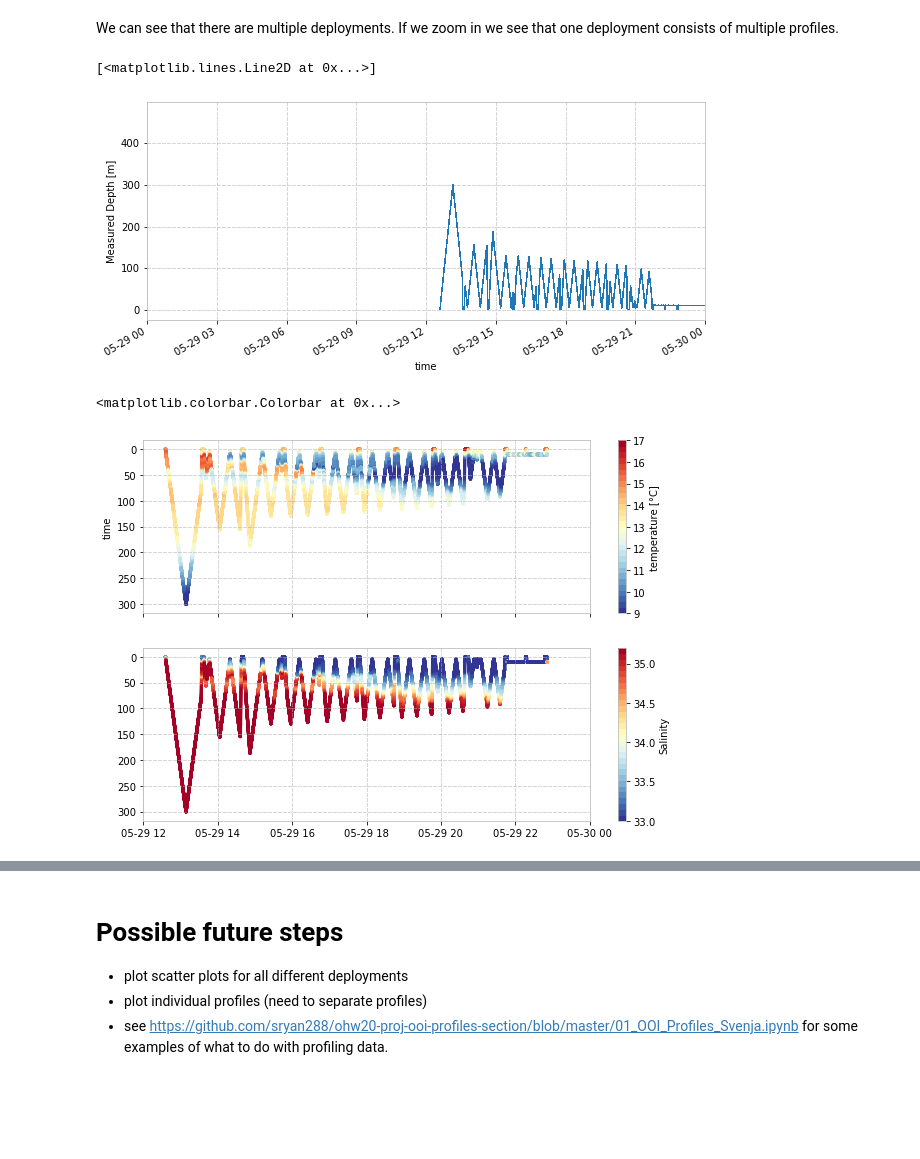
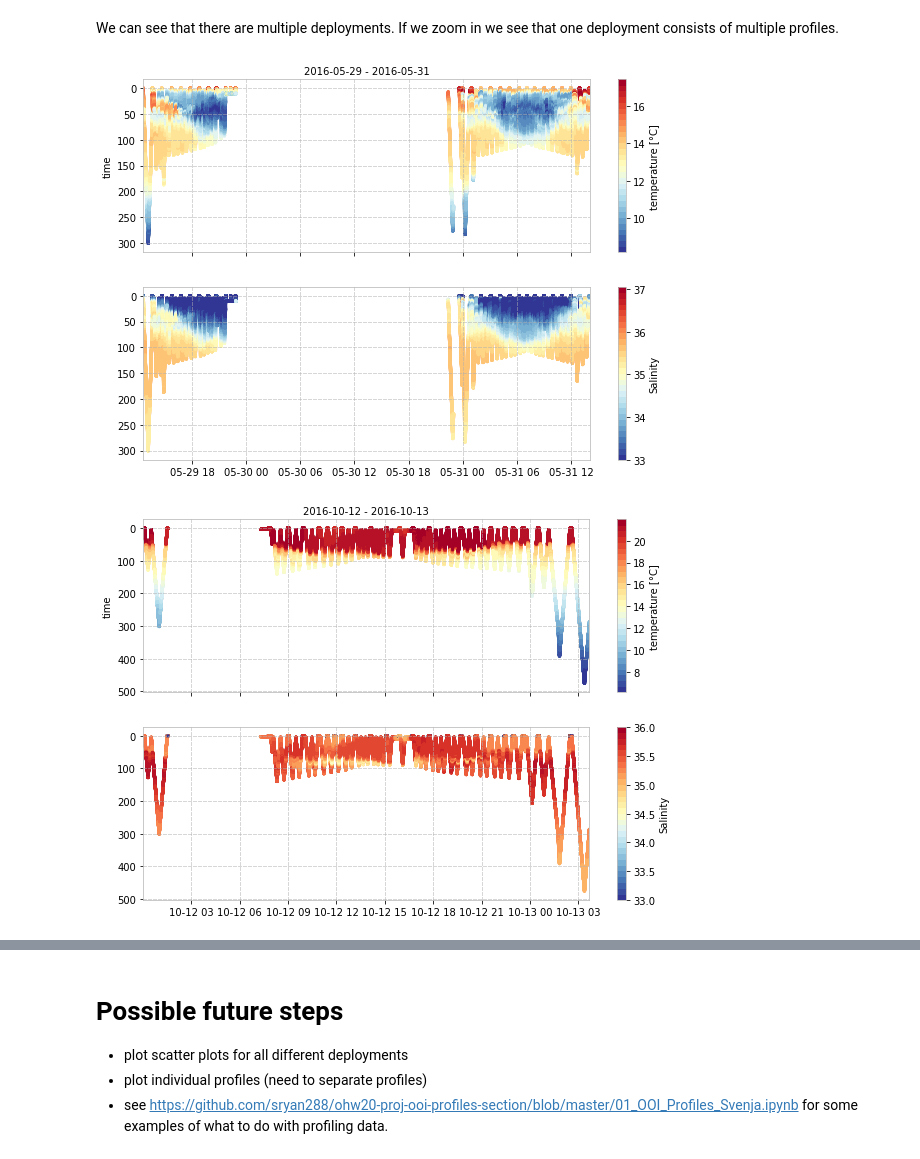
Before and after one commit to sryan288/OOI_pioneer, a Jupyter notebook: plot_remus_ooi.ipynb, the cells around one changed output, grey strips where cells are left out. Saved outputs shown, nothing was run; the diff lists cells and outputs as text; code cells hidden in the pictures; blank space fills up the shorter version.

Commit message:
separate deployments

```diff
--- a/plot_remus_ooi.ipynb
+++ b/plot_remus_ooi.ipynb
@@ -67,0 +47,9 @@ ds.m_depth.plot()
+# %%
+import matplotlib.dates as mdates
+plt.plot(np.diff(mdates.date2num(ds['time'].values).astype(int)))
+plt.xlim=[0,20000]
+
+wo = np.where(np.diff(mdates.date2num(ds['time'].values).astype(int))>1)[0]
+wo = np.append(wo,len(ds.time))
+np.insert(wo,0,0)
+plt.plot(np.asarray(wo),np.ones(len(wo))*10,marker='*',color='r')
@@ -68,32 +59,33 @@ ds.m_depth.plot()
 # %% [markdown]
 We can see that there are multiple deployments. If we zoom in we see that one deployment consists of multiple profiles.
-# %%
-# just limit axis to time period (based on eye)
-plt.figure(figsize=(10,4))
-ds.m_depth.plot(xlim=('2016-05-29','2016-05-30'))
-# %% [output]
-[<matplotlib.lines.Line2D at 0x...>]
-[figure, removed]
-# %%
-# select data for only one mission to plot
-ds = ds.sel(time=slice('2016-05-29','2016-05-30'))
+# %%
+# get mission numbers
+mission = np.unique(ds.deployment)
+deployments = {}
+for n,i in zip(mission,range(len(mission))):
+    wo = np.where(ds.deployment==n)[0]
+    deployments[i] = ds.isel(time=slice(wo[0],wo[-1]))
 # %%
 # plot profiles (up- and downcast) as scatter plot
+for n in range(len(deployments)):
+    ds=deployments[n]
 
-fig,ax = plt.subplots(figsize=(10,7),nrows=2,sharex=True,sharey=True)
-c = ax[0].scatter(ds.time.values,ds.m_depth,s=5,
-                    c=ds.temperature,
-                    cmap = plt.get_cmap('RdYlBu_r',30),vmin=9,vmax=17)
-c2 = ax[1].scatter(ds.time.values,ds.m_depth,s=5,
-                    c=ds.salinity,
-                    cmap = plt.get_cmap('RdYlBu_r',30),vmin=33,vmax=35.2)
-ax[0].set_xlim('2016-05-29T12:00:00','2016-05-30')
-ax[0].invert_yaxis()
-ax[0].set_ylabel('depth [m]')
-ax[0].set_ylabel('time')
+    fig,ax = plt.subplots(figsize=(10,7),nrows=2,sharex=True,sharey=True)
+    c = ax[0].scatter(ds.time.values,ds.m_depth,s=5,
+                        c=ds.temperature,
+                        cmap = plt.get_cmap('RdYlBu_r',30))
+    c2 = ax[1].scatter(ds.time.values,ds.m_depth,s=5,
+                        c=ds.salinity,
+                        cmap = plt.get_cmap('RdYlBu_r',30),vmin=33)
+    ax[0].set_xlim(ds.time[0].values,ds.time[-1].values)
+    ax[0].invert_yaxis()
+    ax[0].set_ylabel('depth [m]')
+    ax[0].set_ylabel('time')
+    ax[0].set_title(str(ds.time[0].values)[0:10] + ' - ' + str(ds.time[-1].values)[0:10])
 
-plt.colorbar(c,ax=ax[0],label='temperature [\N{DEGREE SIGN}C]')
-plt.colorbar(c2,ax=ax[1],label='Salinity')
+    plt.colorbar(c,ax=ax[0],label='temperature [\N{DEGREE SIGN}C]')
+    plt.colorbar(c2,ax=ax[1],label='Salinity')
+    plt.savefig('./remus2_mission_' + str(n) + '_tem_sal_scatter.jpg',dpi=300)
 # %% [output]
-<matplotlib.colorbar.Colorbar at 0x...>
-[figure, old version]
+[figure, new version]
+[figure, added]
```
Also changed, not shown: parts of 12 cells of this notebook.
